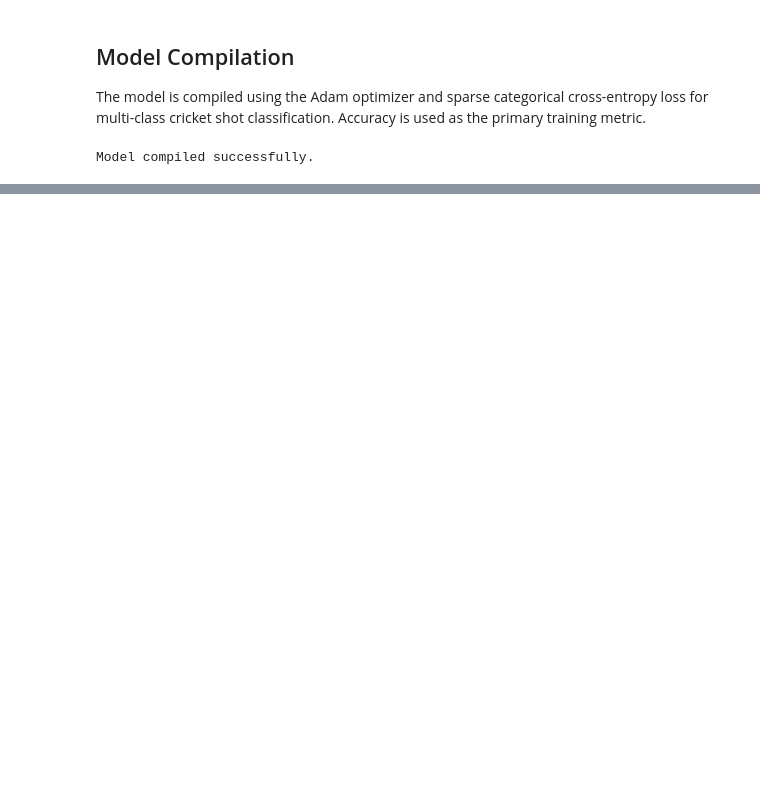
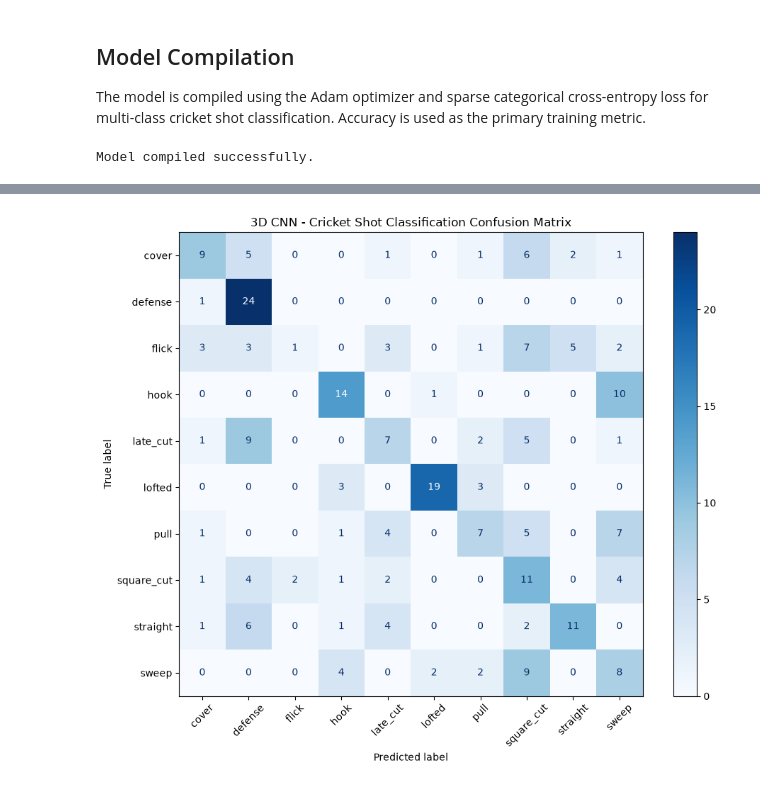
Before and after one commit to karamchandsuresh/Cricket-Shot-Classification, a Jupyter notebook: notebooks/02_model_training.ipynb, the cells around one changed output, grey strips where cells are left out. Saved outputs shown, nothing was run; the diff lists cells and outputs as text; code cells hidden in the pictures; blank space fills up the shorter version.

```diff
--- a/notebooks/02_model_training.ipynb
+++ b/notebooks/02_model_training.ipynb
@@ -149,0 +385,22 @@ Model compiled successfully.
+# %%
+class_names = [
+    "cover",
+    "defense",
+    "flick",
+    "hook",
+    "late_cut",
+    "lofted",
+    "pull",
+    "square_cut",
+    "straight",
+    "sweep"
+]
+
+print(
+    classification_report(
+        y_true,
+        y_pred,
+        target_names=class_names,
+        digits=4
+    )
+)
@@ -149,0 +424,21 @@ Model compiled successfully.
+# %%
+import matplotlib.pyplot as plt
+from sklearn.metrics import ConfusionMatrixDisplay
+
+fig, ax = plt.subplots(figsize=(10, 8))
+
+ConfusionMatrixDisplay.from_predictions(
+    y_true,
+    y_pred,
+    display_labels=class_names,
+    cmap="Blues",
+    xticks_rotation=45,
+    ax=ax
+)
+
+ax.set_title("3D CNN - Cricket Shot Classification Confusion Matrix")
+
+plt.tight_layout()
+plt.show()
+# %% [output]
+[figure, added]
```
Also changed, not shown: parts of 25 cells of this notebook, 8 other files.
